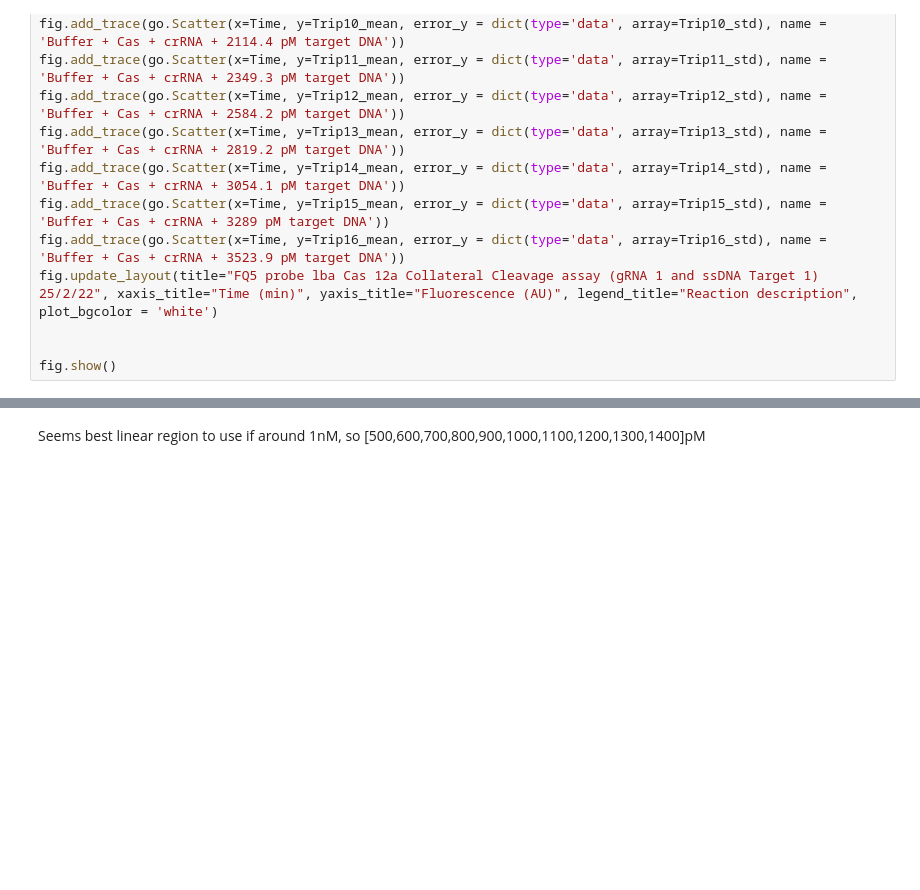
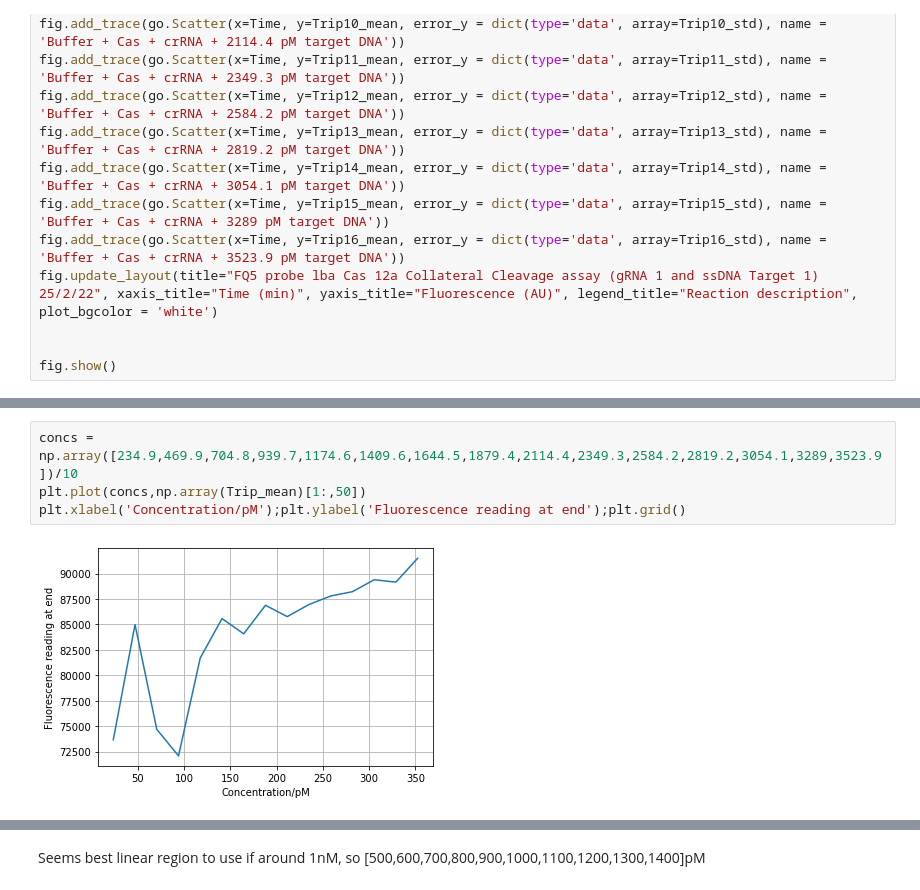
Before and after one commit to brendanhuo/IIB_project, a Jupyter notebook: 2022_2_27_FQCasCleavage_ssDNA_target_titration.ipynb, the cells around one changed output, grey strips where cells are left out. Drawn from its saved outputs; the diff is of its cells as text; blank space fills up the shorter version.

```diff
--- a/2022_2_27_FQCasCleavage_ssDNA_target_titration.ipynb
+++ b/2022_2_27_FQCasCleavage_ssDNA_target_titration.ipynb
@@ -119 +119,7 @@ plt.show()
+# %%
+concs = np.array([234.9,469.9,704.8,939.7,1174.6,1409.6,1644.5,1879.4,2114.4,2349.3,2584.2,2819.2,3054.1,3289,3523.9])/10
+plt.plot(concs,np.array(Trip_mean)[1:,50])
+plt.xlabel('Concentration/pM');plt.ylabel('Fluorescence reading at end');plt.grid()
+# %% [output]
+[figure, added]
 # %%
```
Also changed, not shown: parts of 8 cells of this notebook.
